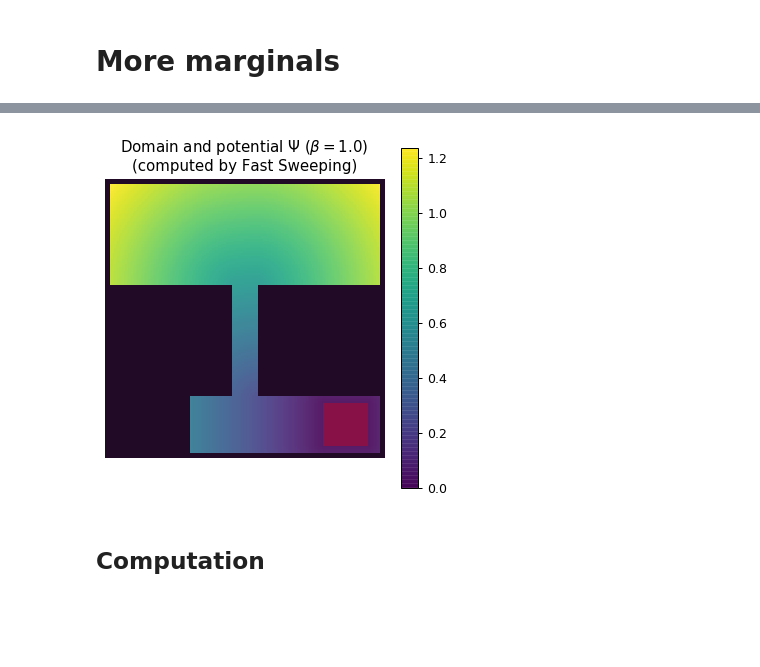
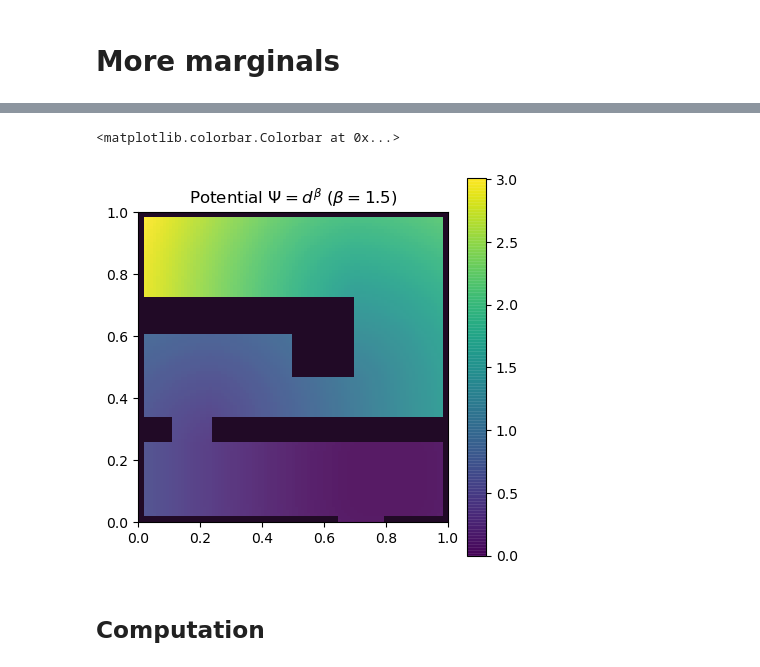
Before and after one commit to ManifoldFR/mva-optimaltransport, a Jupyter notebook: project/multistep.ipynb, the cells around one changed output, grey strips where cells are left out. Drawn from its saved outputs; the diff is of its cells as text; code cells hidden in the pictures; blank space fills up the shorter version.

Commit message:
run notebooks, different parameters, PDF images

```diff
--- a/project/multistep.ipynb
+++ b/project/multistep.ipynb
@@ -23,5 +19,5 @@ print(os.getcwd())
 # %%
 plt.rcParams['figure.figsize'] = (5, 5)
-plt.rcParams['figure.dpi'] = 90
+plt.rcParams['figure.dpi'] = 100
 # %% [markdown]
 # More marginals
@@ -34,7 +48,9 @@ IMAGE_DIR = "images/"
 os.makedirs(IMAGE_DIR, exist_ok=True)
 # %%
-nx = 181
+nx = 101
+ny = 101
 xar = np.linspace(0, 1, nx)
-xg, yg = np.meshgrid(xar, xar)
+yar = np.linspace(0, 1, ny)
+xg, yg = np.meshgrid(xar, yar)
 
-extent = [0, xar.max(), 0, 1]
+extent = [0, xar.max(), 0, yar.max()]
@@ -69,27 +93,35 @@ plt.axis('off');
 # %%
 # Use a HJ potential
 # Initialize the new distance array
-potential_new_ = np.empty((nx, nx))
+potential_new_ = np.ones((ny, nx))
 speed_field = np.ones_like(potential_new_)
 speed_field[mask] = 1e3  # "Kill" walking through the obstacles
+
 dx = xar[1] - xar[0]
-sweep_iters = 150
-
-fast_sweep(speed_field, dx, exit_mask, sweep_iters, potential_new_,
-           init_value=6.)
-beta = 1.
-potential_new_ = potential_new_ ** beta
+dy = yar[1] - yar[0]
+sweep_iters = 140
+# %%
+from fastsweeper.sweep import fast_sweep
+
+fast_sweep(speed_field[:ny], dx, exit_mask[:ny], sweep_iters, potential_new_[:ny])
+beta = 1.5
+potential_new_ = potential_new_ ** beta
 # %%
 alphm = .9
 
 fig = plt.figure()
-im_ = plot_measure((1-mask) * potential_new_, alpha=alphm, cmap=cm.viridis)
-plot_domain(domain_img)
-plot_domain(exit_layer, alpha=.3)
+ax = fig.add_subplot()
+#ax.contourf((1-mask)*potential_new_, alpha=alphm, levels=40)
+im_ = plot_measure((1-mask) * potential_new_,
+                   extent=extent, alpha=alphm, cmap=cm.viridis)
+plot_domain(domain_img, extent=extent)
+#plot_domain(exit_layer, alpha=.3)
 
-plt.title("Domain and potential $\\Psi$ ($\\beta=%.1f$)\n(computed by Fast Sweeping)"
-          % beta)
-plt.colorbar(im_)
-plt.axis('off');
+ax.set_title("Potential $\\Psi = d^\\beta$ ($\\beta=%.1f$)"
+             % beta)
+#ax.set_aspect('auto')
+fig.colorbar(im_)
+#plt.axis('off');
 # %% [output]
+<matplotlib.colorbar.Colorbar at 0x...>
-[figure, old version]
+[figure, new version]
```
Also changed, not shown: parts of 27 cells of this notebook, 16 other files.
